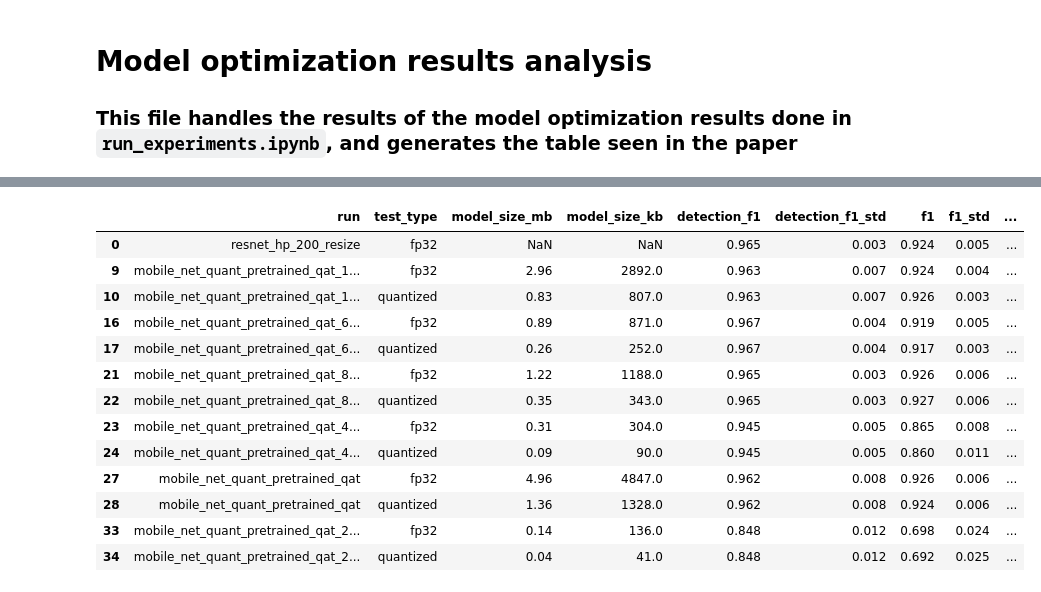
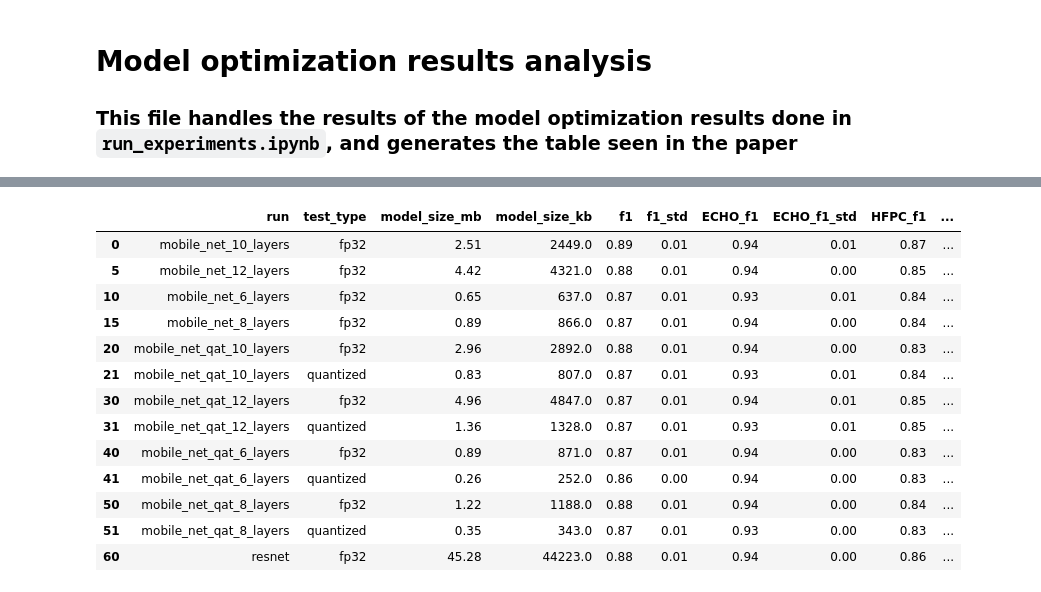
Before and after one commit to bobduru/beluga-call-pipeline, a Jupyter notebook: training/results_analysis/model_optimization.ipynb, the cells around one changed output, grey strips where cells are left out. Saved outputs shown, nothing was run; the diff lists cells and outputs as text; code cells hidden in the pictures.

```diff
--- a/training/results_analysis/model_optimization.ipynb
+++ b/training/results_analysis/model_optimization.ipynb
@@ -41,7 +41,8 @@ pd.set_option('display.max_colwidth', None)
 from models.utils import aggregate_folds_testing_metrics
 
 
-results_dir = "../results/model_optimization"
+# results_dir = "../results/model_optimization"
+results_dir = "../final_results"
 runs = [d for d in os.listdir(results_dir) if os.path.isdir(os.path.join(results_dir, d))]
 runs
 
@@ -60,26 +61,27 @@ for run in runs:
         res_obj["test_predictions_df"] = pd.read_csv(os.path.join(results_dir, run, "test_predictions.csv"))
         cross_val_results[run] = res_obj
 # %%
-def create_metrics_df(cross_val_results, round_to=3):
+def create_metrics_df(cross_val_results, round_to=2):
     # Define the metrics and categories we want to track
     metrics = ['f1', 'precision', 'recall', 'accuracy']
-    categories = ['Labels_Average', 'ECHO', 'HFPC', "CC", 'Whistle']
+    categories = ['Labels_Average', 'ECHO', 'HFPC', "BBPC", 'Whistle']
 
     # Initialize list to store all metrics
     metrics_list = []
     for run, res_obj in cross_val_results.items():
+        print()
         test_results = res_obj["test_results"]
         test_predictions_df = res_obj["test_predictions_df"]
 
         # Calculate detection F1
         detection_f1 = calculate_detection_f1(test_predictions_df)
-
+        print(detection_f1)
         # Process main results
         main_metric_row = {
             'run': run,
             'test_type': 'fp32',
-            'detection_f1': round(detection_f1["mean"], round_to),
-            'detection_f1_std': round(detection_f1["std"], round_to),
+            # 'detection_f1': round(detection_f1["mean"], round_to),
+            # 'detection_f1_std': round(detection_f1["std"], round_to),
             'model_size_mb': round(test_results['model_info']['model_size_mb'],2) if test_results['model_info'] and test_results['model_info']['model_size_mb'] is not None else None,
             'model_size_kb': round(test_results['model_info']['model_size_kb']) if test_results['model_info'] and test_results['model_info']['model_size_kb'] is not None else None,
         }
@@ -98,8 +100,8 @@ def create_metrics_df(cross_val_results, round_to=3):
             other_metric_row = {
                 'run': run,
                 'test_type': test_name,
-                'detection_f1': round(detection_f1["mean"], 3),  # Keep the same detection F1
-                'detection_f1_std': round(detection_f1["std"], 3)
+                # 'detection_f1': round(detection_f1["mean"], 3),  # Keep the same detection F1
+                # 'detection_f1_std': round(detection_f1["std"], 3)
             }
             if test_name == "quantized":
                 other_metric_row['model_size_mb'] = round(test_results['model_info']['quantized_model_size_mb'],2)
@@ -125,4 +127,4 @@ def create_metrics_df(cross_val_results, round_to=3):
 
     return df
 
-metrics_df = create_metrics_df(cross_val_results, round_to=3)
+metrics_df = create_metrics_df(cross_val_results, round_to=2)
@@ -129,26 +165,26 @@ metrics_df = create_metrics_df(cross_val_results, round_to=3)
 # %%
-metrics_df = metrics_df[metrics_df["run"].str.contains("qat|resnet")]
+# metrics_df = metrics_df[metrics_df["run"].str.contains("qat|resnet")]
 
 f1_columns = ['run', 'test_type', 'model_size_mb', 'model_size_kb']  +[col for col in metrics_df.columns if 'f1' in col.lower()]
 accuracy_columns = ['run', 'test_type', 'model_size_mb', 'model_size_kb']  +[col for col in metrics_df.columns if 'accuracy' in col.lower()]
 
 # Display metrics with only f1-related columns
-metrics_df[f1_columns]
+metrics_df[metrics_df["test_type"].isin(["fp32", "quantized"])][f1_columns]
 # %% [output]
-|  | run | test_type | model_size_mb | model_size_kb | detection_f1 | detection_f1_std | f1 | f1_std | ... |
-| 0 | resnet_hp_200_resize | fp32 | NaN | NaN | 0.965 | 0.003 | 0.924 | 0.005 | ... |
-| 9 | mobile_net_quant_pretrained_qat_1... | fp32 | 2.96 | 2892.0 | 0.963 | 0.007 | 0.924 | 0.004 | ... |
-| 10 | mobile_net_quant_pretrained_qat_1... | quantized | 0.83 | 807.0 | 0.963 | 0.007 | 0.926 | 0.003 | ... |
-| 16 | mobile_net_quant_pretrained_qat_6... | fp32 | 0.89 | 871.0 | 0.967 | 0.004 | 0.919 | 0.005 | ... |
-| 17 | mobile_net_quant_pretrained_qat_6... | quantized | 0.26 | 252.0 | 0.967 | 0.004 | 0.917 | 0.003 | ... |
-| 21 | mobile_net_quant_pretrained_qat_8... | fp32 | 1.22 | 1188.0 | 0.965 | 0.003 | 0.926 | 0.006 | ... |
-| 22 | mobile_net_quant_pretrained_qat_8... | quantized | 0.35 | 343.0 | 0.965 | 0.003 | 0.927 | 0.006 | ... |
-| 23 | mobile_net_quant_pretrained_qat_4... | fp32 | 0.31 | 304.0 | 0.945 | 0.005 | 0.865 | 0.008 | ... |
-| 24 | mobile_net_quant_pretrained_qat_4... | quantized | 0.09 | 90.0 | 0.945 | 0.005 | 0.860 | 0.011 | ... |
-| 27 | mobile_net_quant_pretrained_qat | fp32 | 4.96 | 4847.0 | 0.962 | 0.008 | 0.926 | 0.006 | ... |
-| 28 | mobile_net_quant_pretrained_qat | quantized | 1.36 | 1328.0 | 0.962 | 0.008 | 0.924 | 0.006 | ... |
-| 33 | mobile_net_quant_pretrained_qat_2... | fp32 | 0.14 | 136.0 | 0.848 | 0.012 | 0.698 | 0.024 | ... |
-| 34 | mobile_net_quant_pretrained_qat_2... | quantized | 0.04 | 41.0 | 0.848 | 0.012 | 0.692 | 0.025 | ... |
+|  | run | test_type | model_size_mb | model_size_kb | f1 | f1_std | ECHO_f1 | ECHO_f1_std | HFPC_f1 | ... |
+| 0 | mobile_net_10_layers | fp32 | 2.51 | 2449.0 | 0.89 | 0.01 | 0.94 | 0.01 | 0.87 | ... |
+| 5 | mobile_net_12_layers | fp32 | 4.42 | 4321.0 | 0.88 | 0.01 | 0.94 | 0.00 | 0.85 | ... |
+| 10 | mobile_net_6_layers | fp32 | 0.65 | 637.0 | 0.87 | 0.01 | 0.93 | 0.01 | 0.84 | ... |
+| 15 | mobile_net_8_layers | fp32 | 0.89 | 866.0 | 0.87 | 0.01 | 0.94 | 0.00 | 0.84 | ... |
+| 20 | mobile_net_qat_10_layers | fp32 | 2.96 | 2892.0 | 0.88 | 0.01 | 0.94 | 0.00 | 0.83 | ... |
+| 21 | mobile_net_qat_10_layers | quantized | 0.83 | 807.0 | 0.87 | 0.01 | 0.93 | 0.01 | 0.84 | ... |
+| 30 | mobile_net_qat_12_layers | fp32 | 4.96 | 4847.0 | 0.87 | 0.01 | 0.94 | 0.01 | 0.85 | ... |
+| 31 | mobile_net_qat_12_layers | quantized | 1.36 | 1328.0 | 0.87 | 0.01 | 0.93 | 0.01 | 0.85 | ... |
+| 40 | mobile_net_qat_6_layers | fp32 | 0.89 | 871.0 | 0.87 | 0.01 | 0.94 | 0.00 | 0.83 | ... |
+| 41 | mobile_net_qat_6_layers | quantized | 0.26 | 252.0 | 0.86 | 0.00 | 0.94 | 0.00 | 0.83 | ... |
+| 50 | mobile_net_qat_8_layers | fp32 | 1.22 | 1188.0 | 0.88 | 0.01 | 0.94 | 0.00 | 0.84 | ... |
+| 51 | mobile_net_qat_8_layers | quantized | 0.35 | 343.0 | 0.87 | 0.01 | 0.93 | 0.00 | 0.83 | ... |
+| 60 | resnet | fp32 | 45.28 | 44223.0 | 0.88 | 0.01 | 0.94 | 0.00 | 0.86 | ... |
 # %%
 metrics_df[~metrics_df['run'].str.contains('000', na=False)][f1_columns].sort_values('f1', ascending=False)
 metrics_df[~metrics_df['run'].str.contains('000', na=False)][accuracy_columns].sort_values('accuracy', ascending=False)
```
Also changed, not shown: parts of 3 cells of this notebook, 17 other files.
